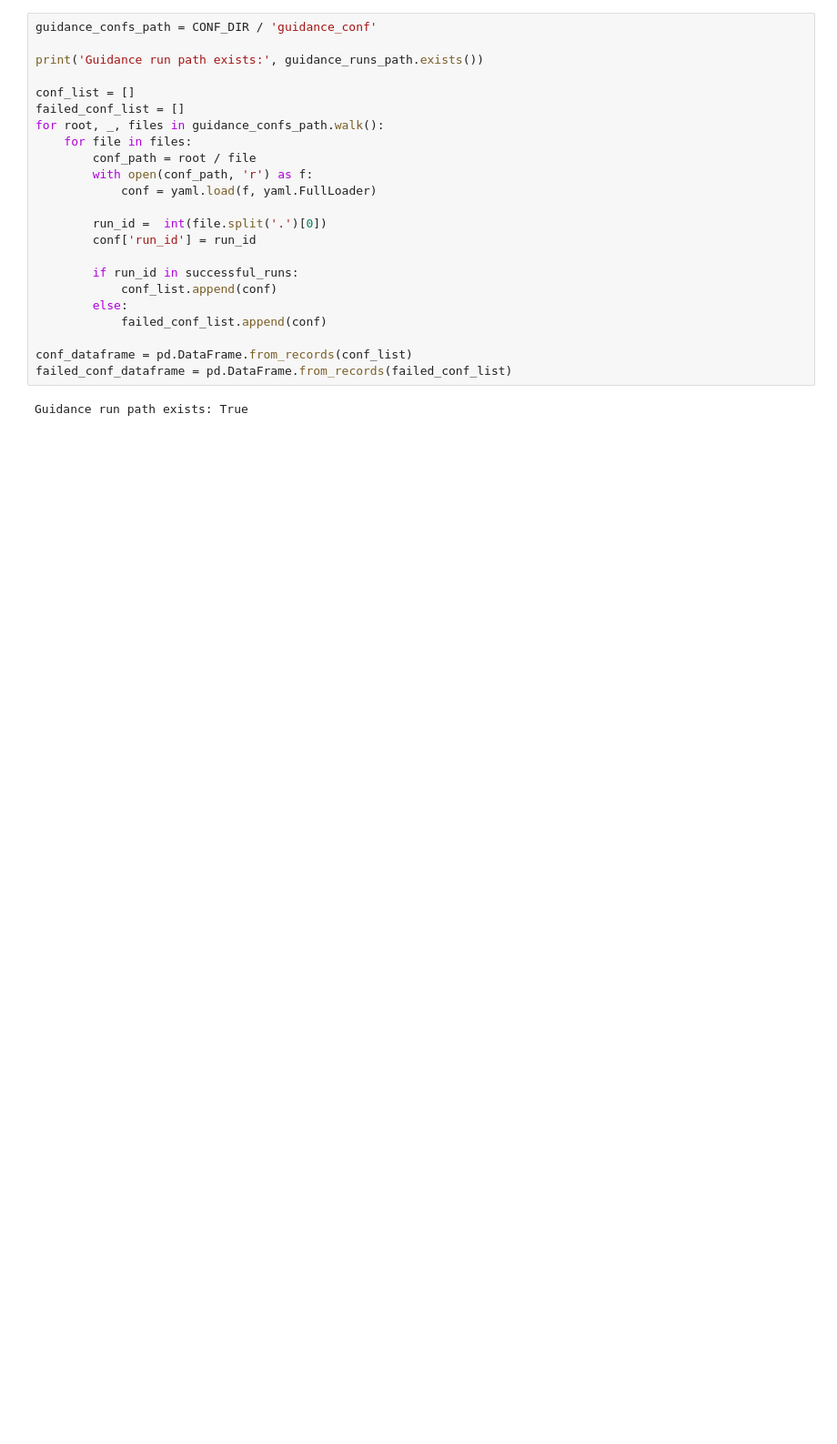
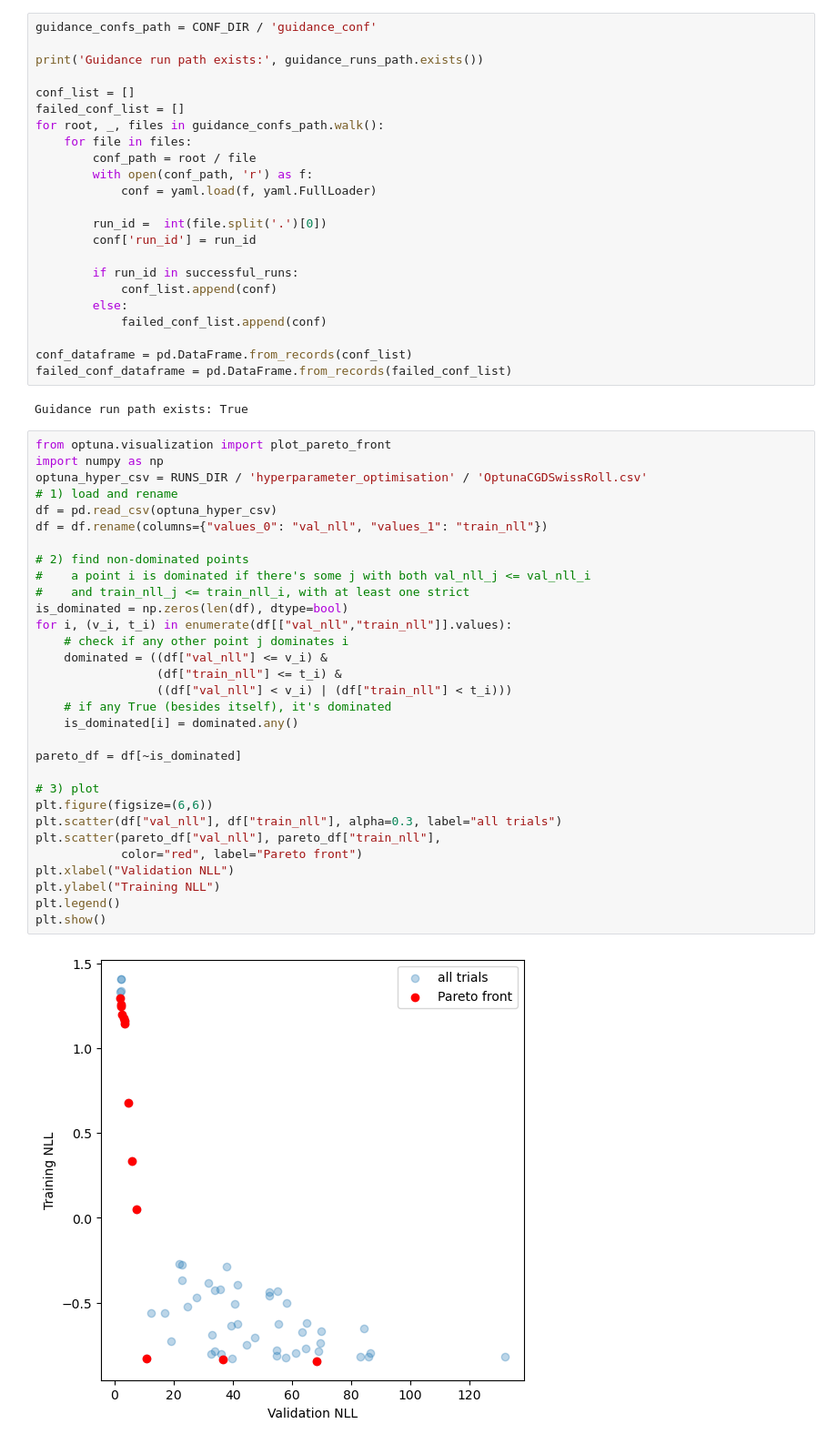
Before and after one commit to Detriatis/context-guided-diffusion, a Jupyter notebook: swiss_roll/data/data_exploration.ipynb, the cells around one changed output. Shown at 91% size. Saved outputs shown, nothing was run; the diff lists cells and outputs as text; blank space fills up the shorter version.

Commit message:
updated for gaussian hyperopt;

```diff
--- a/swiss_roll/data/data_exploration.ipynb
+++ b/swiss_roll/data/data_exploration.ipynb
@@ -66,3 +66,36 @@ conf_dataframe = pd.DataFrame.from_records(conf_list)
 failed_conf_dataframe = pd.DataFrame.from_records(failed_conf_list)
 # %% [output]
 Guidance run path exists: True
+# %%
+from optuna.visualization import plot_pareto_front
+import numpy as np
+optuna_hyper_csv = RUNS_DIR / 'hyperparameter_optimisation' / 'OptunaCGDSwissRoll.csv'
+# 1) load and rename
+df = pd.read_csv(optuna_hyper_csv)
+df = df.rename(columns={"values_0": "val_nll", "values_1": "train_nll"})
+
+# 2) find non-dominated points
+#    a point i is dominated if there's some j with both val_nll_j <= val_nll_i
+#    and train_nll_j <= train_nll_i, with at least one strict
+is_dominated = np.zeros(len(df), dtype=bool)
+for i, (v_i, t_i) in enumerate(df[["val_nll","train_nll"]].values):
+    # check if any other point j dominates i
+    dominated = ((df["val_nll"] <= v_i) &
+                 (df["train_nll"] <= t_i) &
+                 ((df["val_nll"] < v_i) | (df["train_nll"] < t_i)))
+    # if any True (besides itself), it's dominated
+    is_dominated[i] = dominated.any()
+
+pareto_df = df[~is_dominated]
+
+# 3) plot
+plt.figure(figsize=(6,6))
+plt.scatter(df["val_nll"], df["train_nll"], alpha=0.3, label="all trials")
+plt.scatter(pareto_df["val_nll"], pareto_df["train_nll"],
+            color="red", label="Pareto front")
+plt.xlabel("Validation NLL")
+plt.ylabel("Training NLL")
+plt.legend()
+plt.show()
+# %% [output]
+[figure, added]
```
Also changed, not shown: parts of 10 cells of this notebook, 9 other files.
